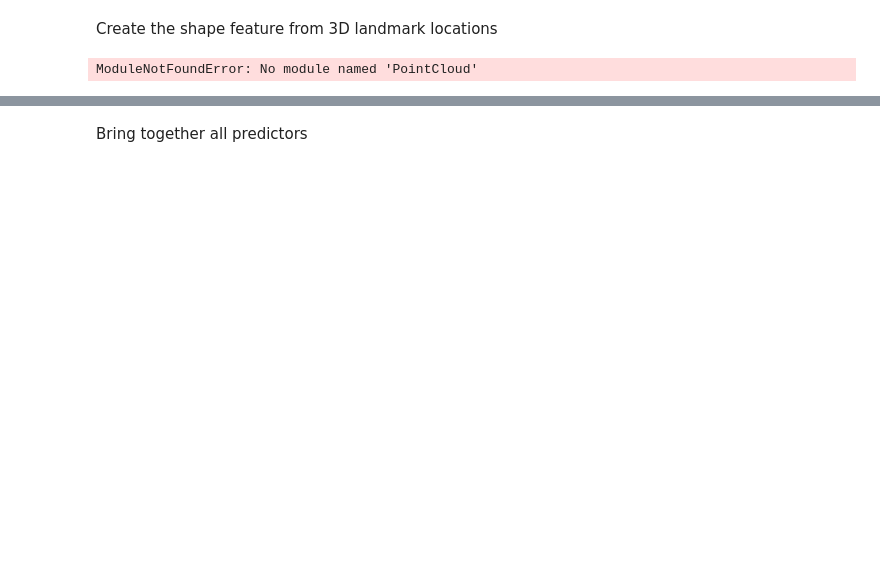
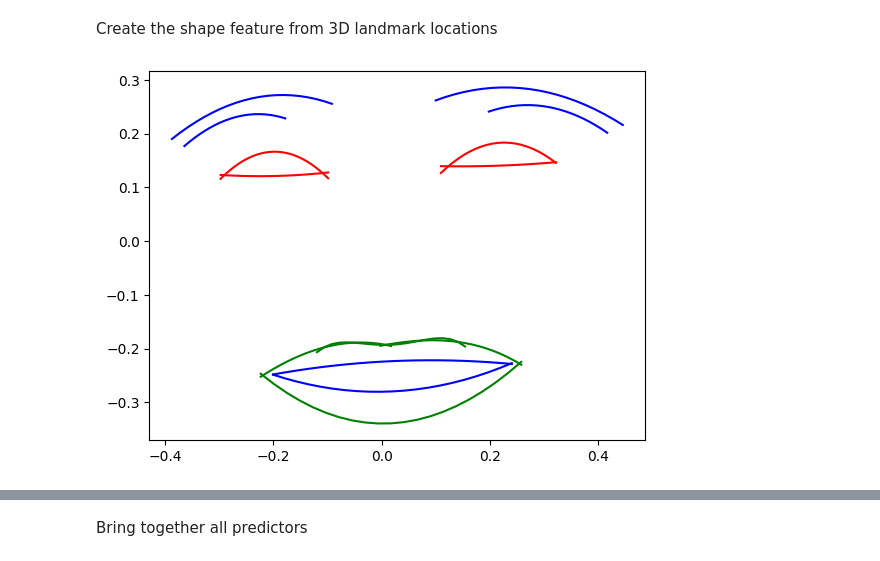
Before and after one commit to H-E-R-O-System/hero-monitor, a Jupyter notebook: affective_computing/affective_workflow.ipynb, the cells around one changed output, grey strips where cells are left out. Drawn from its saved outputs; the diff is of its cells as text; code cells hidden in the pictures; blank space fills up the shorter version.

Commit message:
affective things

```diff
--- a/affective_computing/affective_workflow.ipynb
+++ b/affective_computing/affective_workflow.ipynb
@@ -15,7 +17,7 @@ from joblib import dump, load
 pygame 2.5.2 (SDL 2.28.3, Python 3.10.13)
 Hello from the pygame community. https://www.pygame.org/contribute.html
 # %%
-im_path = "Affective_Computing/Sample_Images/Happy_26.png"
+im_path = "sample_images/Happy_26.png"
 # im_path = "Affective_Computing/Sample_Images/Ben Glasses.png"
 
 # get image as RGB array
@@ -25,7 +27,7 @@ img_mp = mp.Image(data=img_array, image_format=mp.ImageFormat.SRGB)
 # %% [markdown]
 Initialise mediapipe face detector and process loaded image
 # %%
-base_options = python.BaseOptions(model_asset_path='Affective_Computing/face_landmarker_v2_with_blendshapes.task')
+base_options = python.BaseOptions(model_asset_path='face_landmarker_v2_with_blendshapes.task')
 options = vision.FaceLandmarkerOptions(base_options=base_options, output_face_blendshapes=True,
                                        output_facial_transformation_matrixes=True, num_faces=1, )
 detector = vision.FaceLandmarker.create_from_options(options)
@@ -78,10 +92,10 @@ face.preprocess()
 # %%
 import pickle
-with open("Affective_Computing/Reference.pickle", "rb") as file:
+with open("Reference.pickle", "rb") as file:
     ref_face = pickle.load(file)
 
 shape_feature = face.create_shape_feature(demo=True)
 # %% [output]
-ModuleNotFoundError: No module named 'PointCloud'
+[figure, added]
 # %%
 delta_feature = face.create_delta_feature(ref_face, demo=True)
```
Also changed, not shown: parts of 8 cells of this notebook, 46 other files.
